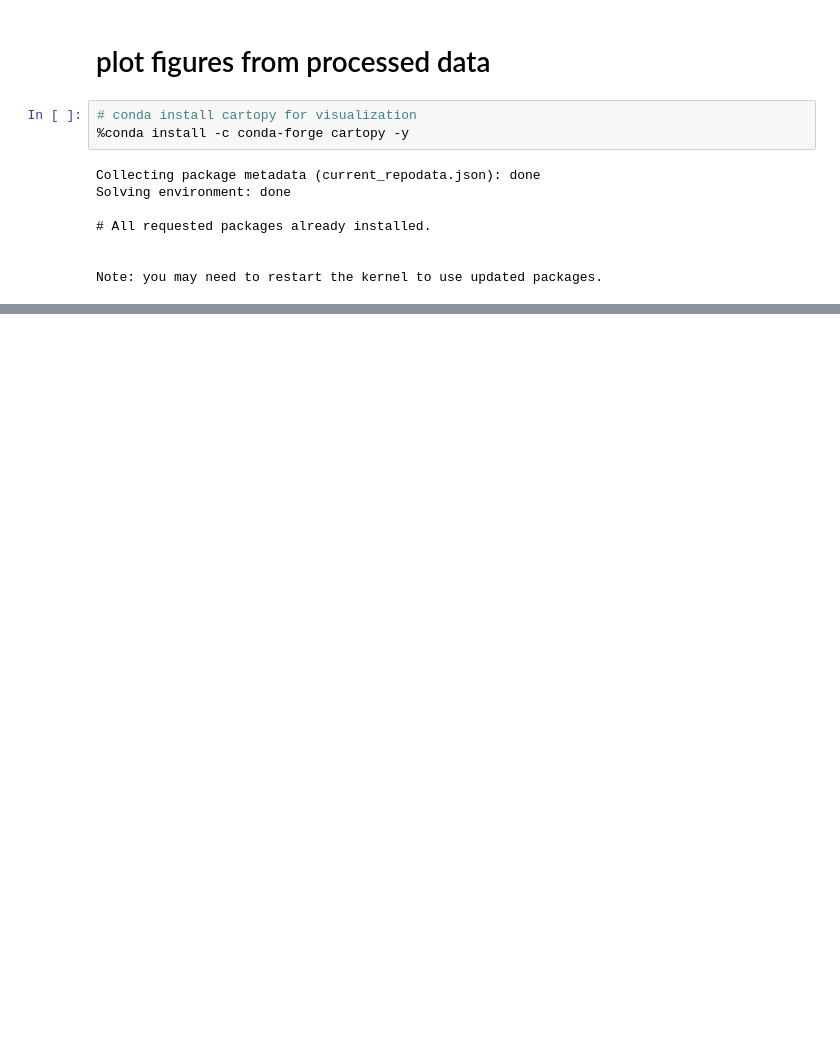
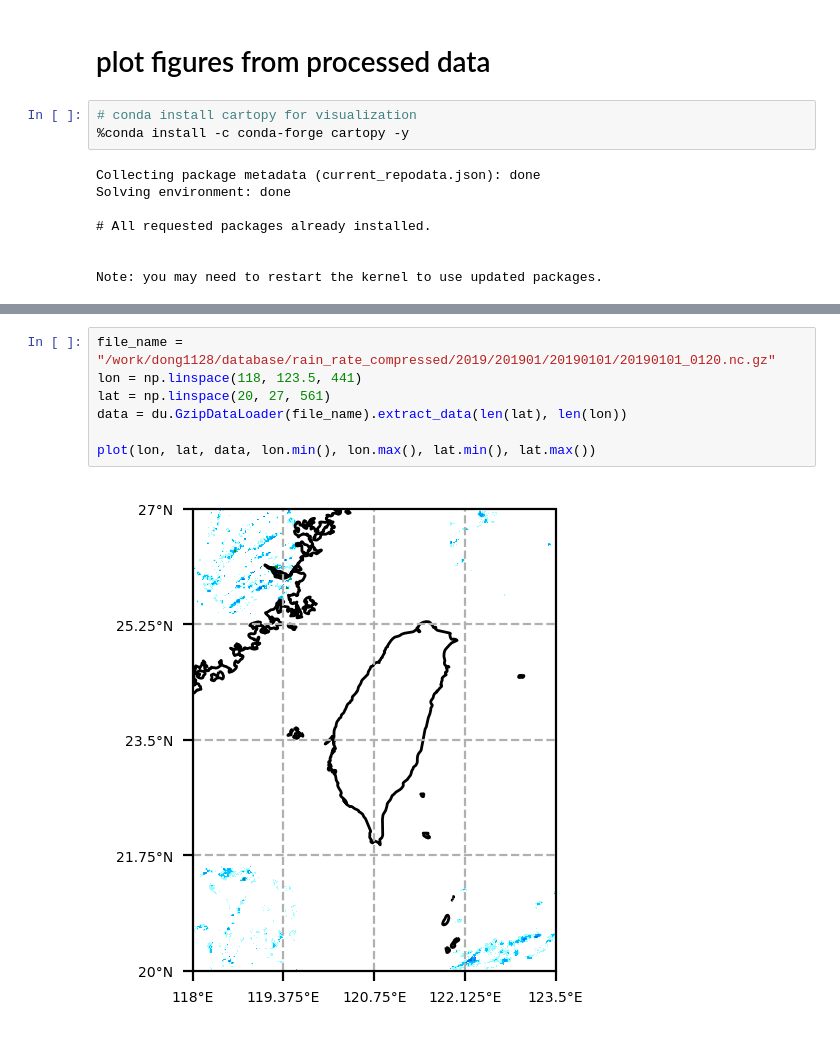
Before and after one commit to Chia-Tung/deepQPF_preparation, a Jupyter notebook: plot_figure.ipynb, the cells around one changed output, grey strips where cells are left out. Saved outputs shown, nothing was run; the diff lists cells and outputs as text; blank space fills up the shorter version.

```diff
--- a/plot_figure.ipynb
+++ b/plot_figure.ipynb
@@ -90,0 +31,9 @@ geo_axes.gridlines(xlocs=np.arange(118,123.5,1), ylocs=np.arange(20,27+1,1),
+# %%
+file_name = "/work/dong1128/database/rain_rate_compressed/2019/201901/20190101/20190101_0120.nc.gz"
+lon = np.linspace(118, 123.5, 441)
+lat = np.linspace(20, 27, 561)
+data = du.GzipDataLoader(file_name).extract_data(len(lat), len(lon))
+
+plot(lon, lat, data, lon.min(), lon.max(), lat.min(), lat.max())
+# %% [output]
+[figure, added]
```
Also changed, not shown: parts of 5 cells of this notebook, 6 other files.
